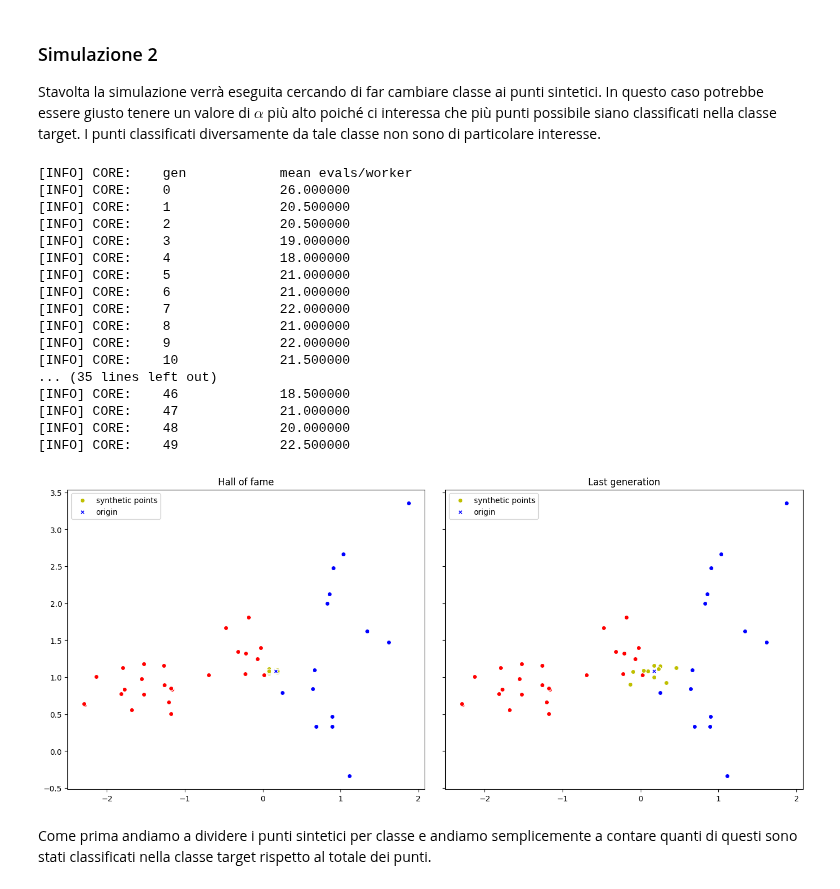
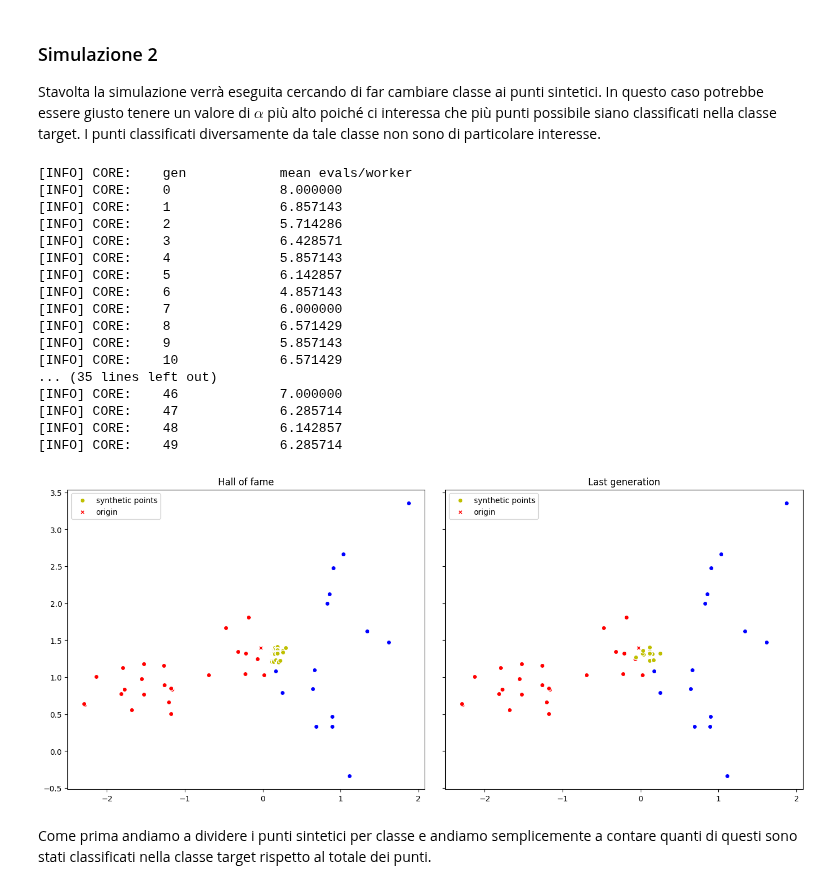
Before and after one commit to FedericoBustaffa/thesis, a Jupyter notebook: src/explain_classifier.ipynb, the cells around one changed output. Drawn from its saved outputs; the diff is of its cells as text; code cells hidden in the pictures.

```diff
--- a/src/explain_classifier.ipynb
+++ b/src/explain_classifier.ipynb
@@ -277,8 +258,8 @@ def mut_gaussian(individual, sigma, alpha: float = 0.05, indpb: float = 0.2):
     return individual
 
 
-toolbox.set_mutation(mut_gaussian, sigma, 0.15, 0.8)
-print(o1)
+toolbox.set_mutation(mut_gaussian, sigma, 0.1, 0.8)
+print(f"before: {o1.chromosome}")
 o1 = toolbox.mutate(o1)
-print(o1)
+print(f"after: {o1.chromosome}")
 # %% [output]
@@ -383,7 +369,7 @@ def same_evaluate(chromosome, point, classifier, epsilon: float, alpha: float =
     # calcolo della distanza con norma euclidea
     distance = linalg.norm(chromosome - point, ord=2)
 
-    # compute classification penalty
+    # compute classification weight
     same_class = 1 - alpha if pt_class == synth_class[0] else alpha
 
     # check the epsilon distance
@@ -393,7 +379,7 @@ def same_evaluate(chromosome, point, classifier, epsilon: float, alpha: float =
 
 
 toolbox.set_weights((-1.0,))
-epsilon = linalg.norm(sigma * 0.025, ord=2)
+epsilon = linalg.norm(sigma * 0.1, ord=2)
 toolbox.set_evaluation(same_evaluate, point, classifier, epsilon, 0.75)
 population = list(map(toolbox.evaluate, population))
 # %% [markdown]
@@ -485,7 +473,7 @@ def other_evaluate(chromosome, point, target, classifier, epsilon: float, alpha:
 
 toolbox.set_weights((-1.0,))
 target=(point_class + 1) % 2
-toolbox.set_evaluation(other_evaluate, point, target, classifier, epsilon, 0.8)
+toolbox.set_evaluation(other_evaluate, point, target, classifier, epsilon, 0.2)
 population = list(map(toolbox.evaluate, population))
 
 fig, (ax1, ax2) = plt.subplots(1, 2, sharey=True, figsize=(14, 6))
@@ -530,15 +518,15 @@ vogliamo tenere. Nel nostro caso portiamo nella nuova generazione il 20%
 dei migliori individui della vecchia generazione.
 # %%
-from ppga import tools, algorithms, log
+from ppga import algorithms, log
 
-toolbox.set_evaluation(same_evaluate, point, classifier, epsilon, 0.5)
+toolbox.set_evaluation(same_evaluate, point, classifier, epsilon, 0.6)
 toolbox.set_selection(tools.sel_tournament, tournsize=3)
 
 hof = base.HallOfFame(50)
 population, stats = algorithms.pelitist(
     toolbox=toolbox,
     population_size=100,
-    keep=0.2,
+    keep=0.1,
     cxpb=0.8,
     mutpb=0.2,
     max_generations=50,
@@ -647,7 +635,7 @@ hof = base.HallOfFame(50)
 population, stats = algorithms.pelitist(
     toolbox=toolbox,
     population_size=100,
-    keep=0.2,
+    keep=0.1,
     cxpb=0.8,
     mutpb=0.2,
     max_generations=50,
@@ -662,49 +650,49 @@ fig, (ax1, ax2) = plt.subplots(1, 2, sharey=True, figsize=(14, 6))
 plt.tight_layout()
 
 ax1.set_title("Hall of fame")
 ax1.scatter(X_test[cls0].T[0], X_test[cls0].T[1], c="r", ec="w")
 ax1.scatter(X_test[cls1].T[0], X_test[cls1].T[1], c="b", ec="w")
 
 ax1.scatter(
     hof_synth_points.T[0], hof_synth_points.T[1], c="y", ec="w", label="synthetic points"
 )
 
 c = "r" if point_class == 0 else "b"
 ax1.scatter(point[0], point[1], c=c, ec="w", marker="X", label="origin")
 ax1.legend()
 
 ax2.set_title("Last generation")
 ax2.scatter(X_test[cls0].T[0], X_test[cls0].T[1], c="r", ec="w")
 ax2.scatter(X_test[cls1].T[0], X_test[cls1].T[1], c="b", ec="w")
 
 ax2.scatter(
     pop_synth_points.T[0], pop_synth_points.T[1], c="y", ec="w", label="synthetic points"
 )
 
 c = "r" if point_class == 0 else "b"
 ax2.scatter(point[0], point[1], c=c, ec="w", marker="X", label="origin")
 ax2.legend()
 
 plt.show()
 # %% [output]
 [INFO] CORE:    gen            mean evals/worker
-[INFO] CORE:    0              26.000000
-[INFO] CORE:    1              20.500000
-[INFO] CORE:    2              20.500000
-[INFO] CORE:    3              19.000000
-[INFO] CORE:    4              18.000000
-[INFO] CORE:    5              21.000000
-[INFO] CORE:    6              21.000000
-[INFO] CORE:    7              22.000000
-[INFO] CORE:    8              21.000000
-[INFO] CORE:    9              22.000000
-[INFO] CORE:    10             21.500000
+[INFO] CORE:    0              8.000000
+[INFO] CORE:    1              6.857143
+[INFO] CORE:    2              5.714286
+[INFO] CORE:    3              6.428571
+[INFO] CORE:    4              5.857143
+[INFO] CORE:    5              6.142857
+[INFO] CORE:    6              4.857143
+[INFO] CORE:    7              6.000000
+[INFO] CORE:    8              6.571429
+[INFO] CORE:    9              5.857143
+[INFO] CORE:    10             6.571429
 ... (35 lines left out)
-[INFO] CORE:    46             18.500000
-[INFO] CORE:    47             21.000000
-[INFO] CORE:    48             20.000000
-[INFO] CORE:    49             22.500000
+[INFO] CORE:    46             7.000000
+[INFO] CORE:    47             6.285714
+[INFO] CORE:    48             6.142857
+[INFO] CORE:    49             6.285714
-[figure, old version]
+[figure, new version]
 # %% [markdown]
 Come prima andiamo a dividere i punti sintetici per classe e andiamo
 semplicemente a contare quanti di questi sono stati classificati nella classe
```
Also changed, not shown: parts of 18 cells of this notebook, 1 other file.
